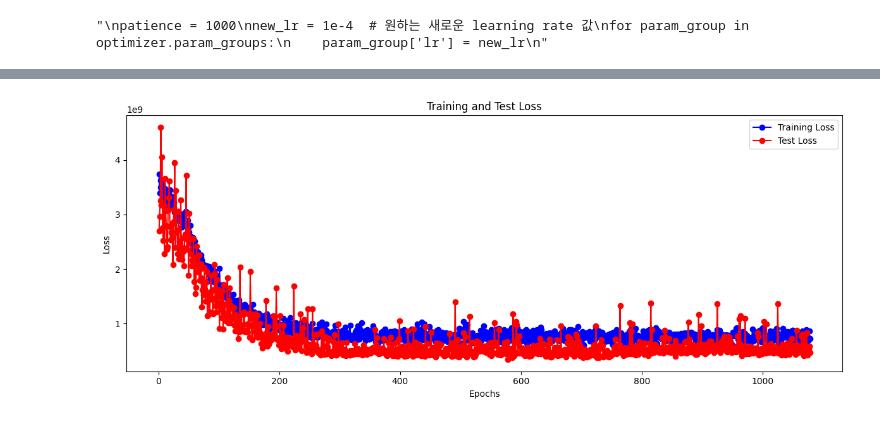
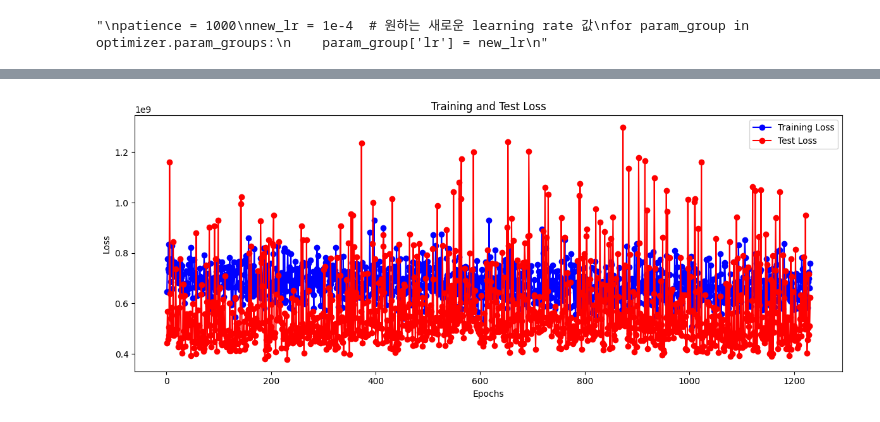
Before and after one commit to jaegon-kim/python_study, a Jupyter notebook: src/ai_essential_250317/house_price_prediction/prediction_preprocessing.ipynb, the cells around one changed output, grey strips where cells are left out. Saved outputs shown, nothing was run; the diff lists cells and outputs as text; code cells hidden in the pictures.

```diff
--- a/src/ai_essential_250317/house_price_prediction/prediction_preprocessing.ipynb
+++ b/src/ai_essential_250317/house_price_prediction/prediction_preprocessing.ipynb
@@ -189,7 +189,7 @@ model = DNN().to(device)
 ## Wide 구조 (256/128/64/1)
 # %%
 # DNN 모델 구성
-'''
+#'''
 class DNN(nn.Module):
     def __init__(self):
         super().__init__()
@@ -210,11 +210,12 @@ class DNN(nn.Module):
         x = self.relu(self.bn1(self.fc1(x)))
         x = self.dropout(x)
         x = self.relu(self.bn2(self.fc2(x)))
+        x = self.dropout(x)
         x = self.fc3(x)
         return x
 model = DNN().to(device)
 #summary(model)
-'''
+#'''
 # %%
 ## Narrow 구조 (128/64/1)
 # %%
@@ -319,4 +322,4 @@ NameError: name 'plot_training_results' is not defined
 # %%
-plot_training_results(train_losses[1000:], test_losses[1000:])
+plot_training_results(train_losses[2000:], test_losses[2000:])
 # %% [output]
-[figure, old version]
+[figure, new version]
```
Also changed, not shown: parts of 6 cells of this notebook.
